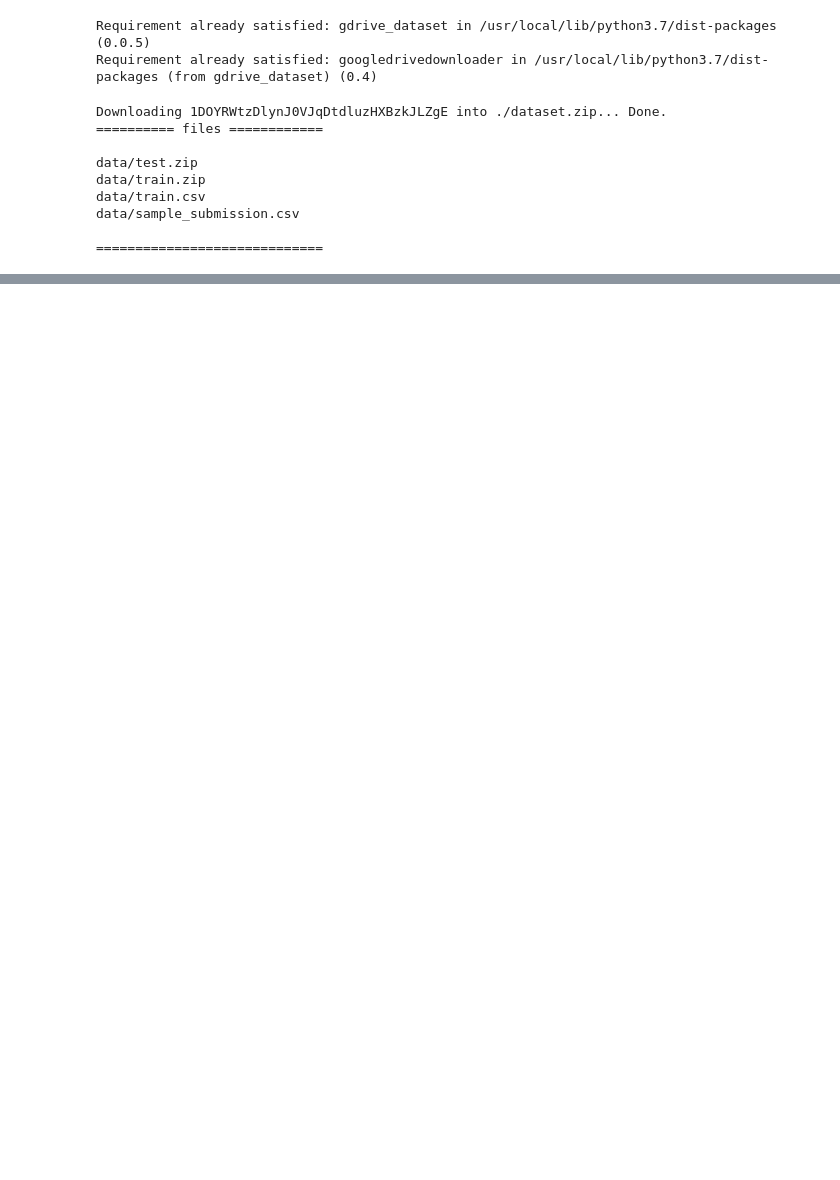
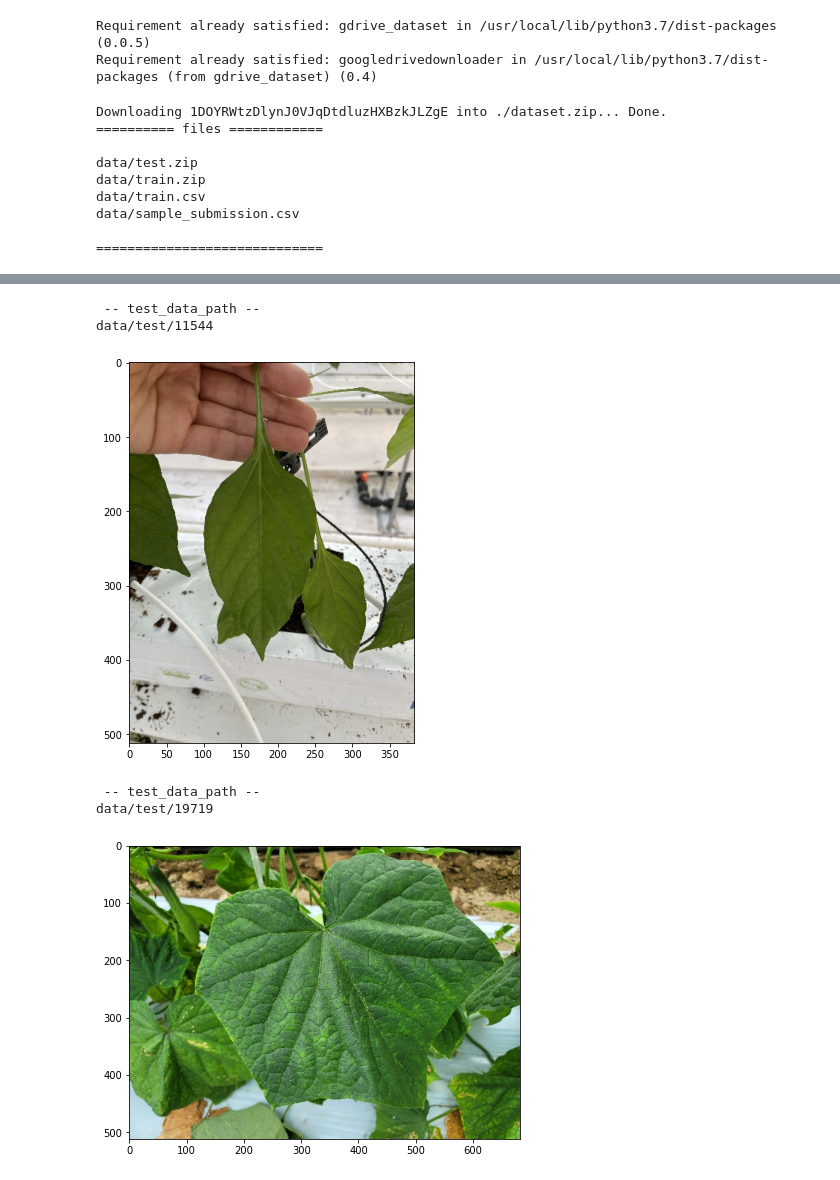
Before and after one commit to spegas/Dacon, a Jupyter notebook: LG_V1.ipynb, the cells around one changed output, grey strips where cells are left out. Saved outputs shown, nothing was run; the diff lists cells and outputs as text; code cells hidden in the pictures; blank space fills up the shorter version.

```diff
--- a/LG_V1.ipynb
+++ b/LG_V1.ipynb
@@ -48,15 +48,15 @@ from torch.utils.data import Dataset
 from sklearn.metrics import f1_score
 from sklearn.model_selection import train_test_split
 # %%
-train_data_list = glob('data/train/*')
+train_data_path_list = glob('data/train/*')
 # %%
-for train_data in train_data_list[:2]:
-  print(" -- train_data -- ")
-  print(train_data)
+for train_data_path in train_data_path_list[:2]:
+  print(" -- train_data_path -- ")
+  print(train_data_path)
 
-  sample_csv = pd.read_csv(glob(train_data+'/*.csv')[0])
-  sample_image = cv2.imread(glob(train_data+'/*.jpg')[0])
-  sample_json = json.load(open(glob(train_data+'/*.json')[0], 'r'))
+  sample_csv = pd.read_csv(glob(train_data_path+'/*.csv')[0])
+  sample_image = cv2.imread(glob(train_data_path+'/*.jpg')[0])
+  sample_json = json.load(open(glob(train_data_path+'/*.json')[0], 'r'))
 
   # visualize bbox
   plt.figure(figsize=(7,7))
@@ -91,0 +146,42 @@ data/train/53736
+# %%
+test_data_path_list = glob('data/test/*')
+# %%
+for test_data_path in test_data_path_list[:2]:
+  print(" -- test_data_path -- ")
+  print(test_data_path)
+
+  sample_csv = pd.read_csv(glob(test_data_path+'/*.csv')[0])
+  sample_image = cv2.imread(glob(test_data_path+'/*.jpg')[0])
+  # sample_json = json.load(open(glob(test_data_path+'/*.json')[0], 'r'))
+
+  # visualize bbox
+  plt.figure(figsize=(7,7))
+  # points = sample_json['annotations']['bbox'][0]
+  # part_points = sample_json['annotations']['part']
+  img = cv2.cvtColor(sample_image, cv2.COLOR_BGR2RGB)
+
+  # cv2.rectangle(
+  #     img,
+  #     (int(points['x']), int(points['y'])),
+  #     (int((points['x']+points['w'])), int((points['y']+points['h']))),
+  #     (0, 255, 0),
+  #     2
+  # )
+  # for part_point in part_points:
+  #     point = part_point
+  #     cv2.rectangle(
+  #         img,
+  #         (int(point['x']), int(point['y'])),
+  #         (int((point['x']+point['w'])), int((point['y']+point['h']))),
+  #         (255, 0, 0),
+  #         1
+  #     )
+  plt.imshow(img)
+  plt.show()
+# %% [output]
+ -- test_data_path --
+data/test/11544
+[figure, added]
+ -- test_data_path --
+data/test/19719
+[figure, added]
```
Also changed, not shown: parts of 9 cells of this notebook.
